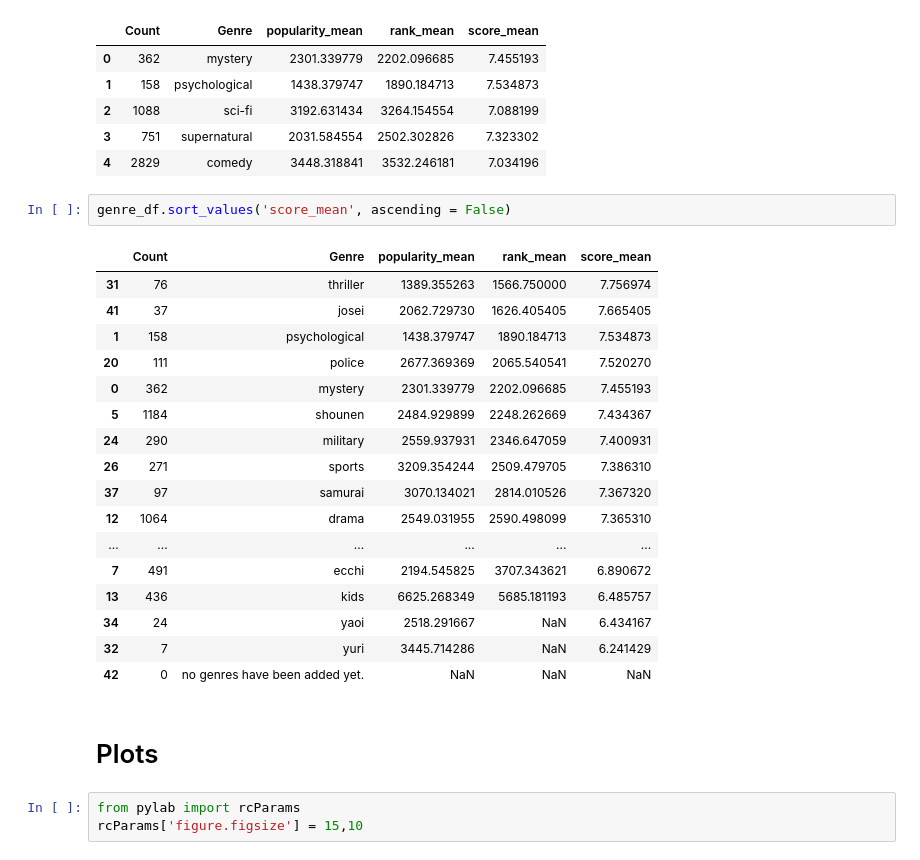
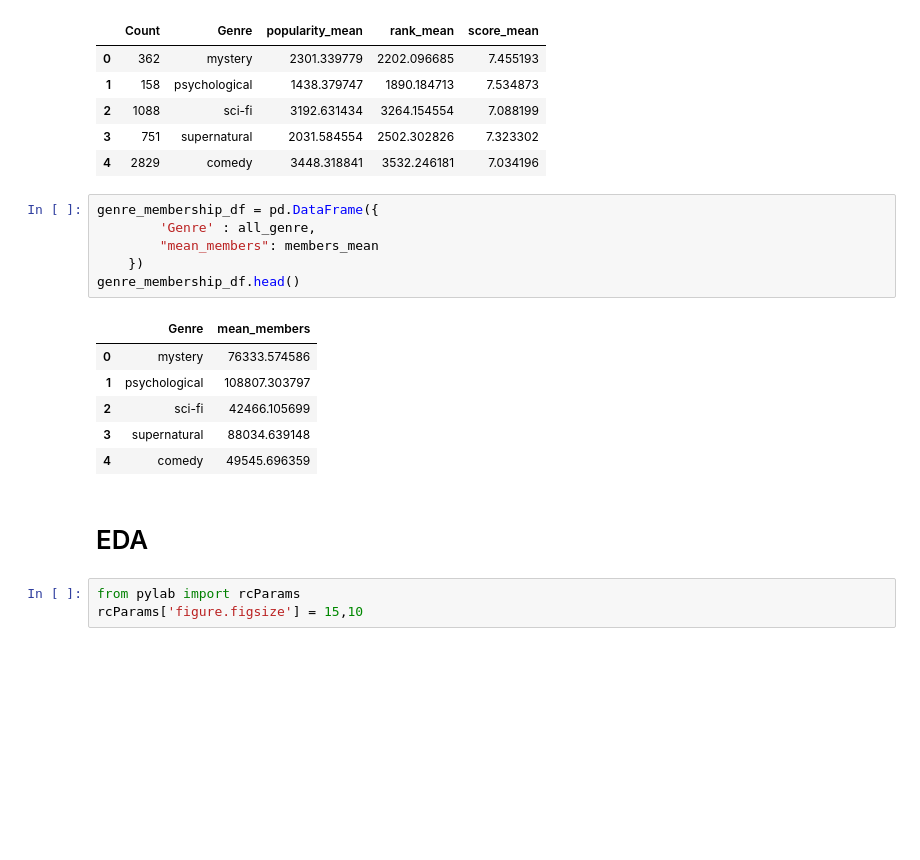
Before and after one commit to FourSwordKirby/MALDataScience, a Jupyter notebook: Midterm_Report.ipynb, the cells around one changed output. Drawn from its saved outputs; the diff is of its cells as text; blank space fills up the shorter version.

```diff
--- a/Midterm_Report.ipynb
+++ b/Midterm_Report.ipynb
@@ -108,28 +144,21 @@ genre_df.head()
 | 2 | 1088 | sci-fi | 3192.631434 | 3264.154554 | 7.088199 |
 | 3 | 751 | supernatural | 2031.584554 | 2502.302826 | 7.323302 |
 | 4 | 2829 | comedy | 3448.318841 | 3532.246181 | 7.034196 |
-# %%
-genre_df.sort_values('score_mean', ascending = False)
-# %% [output]
-|  | Count | Genre | popularity_mean | rank_mean | score_mean |
-| 31 | 76 | thriller | 1389.355263 | 1566.750000 | 7.756974 |
-| 41 | 37 | josei | 2062.729730 | 1626.405405 | 7.665405 |
-| 1 | 158 | psychological | 1438.379747 | 1890.184713 | 7.534873 |
-| 20 | 111 | police | 2677.369369 | 2065.540541 | 7.520270 |
-| 0 | 362 | mystery | 2301.339779 | 2202.096685 | 7.455193 |
-| 5 | 1184 | shounen | 2484.929899 | 2248.262669 | 7.434367 |
-| 24 | 290 | military | 2559.937931 | 2346.647059 | 7.400931 |
-| 26 | 271 | sports | 3209.354244 | 2509.479705 | 7.386310 |
-| 37 | 97 | samurai | 3070.134021 | 2814.010526 | 7.367320 |
-| 12 | 1064 | drama | 2549.031955 | 2590.498099 | 7.365310 |
-| ... | ... | ... | ... | ... | ... |
-| 7 | 491 | ecchi | 2194.545825 | 3707.343621 | 6.890672 |
-| 13 | 436 | kids | 6625.268349 | 5685.181193 | 6.485757 |
-| 34 | 24 | yaoi | 2518.291667 | NaN | 6.434167 |
-| 32 | 7 | yuri | 3445.714286 | NaN | 6.241429 |
-| 42 | 0 | no genres have been added yet. | NaN | NaN | NaN |
+# %%
+genre_membership_df = pd.DataFrame({
+        'Genre' : all_genre,
+        "mean_members": members_mean
+    })
+genre_membership_df.head()
+# %% [output]
+|  | Genre | mean_members |
+| 0 | mystery | 76333.574586 |
+| 1 | psychological | 108807.303797 |
+| 2 | sci-fi | 42466.105699 |
+| 3 | supernatural | 88034.639148 |
+| 4 | comedy | 49545.696359 |
 # %% [markdown]
-# Plots
+# EDA
 # %%
 from pylab import rcParams
 rcParams['figure.figsize'] = 15,10
```
Also changed, not shown: parts of 14 cells of this notebook.
